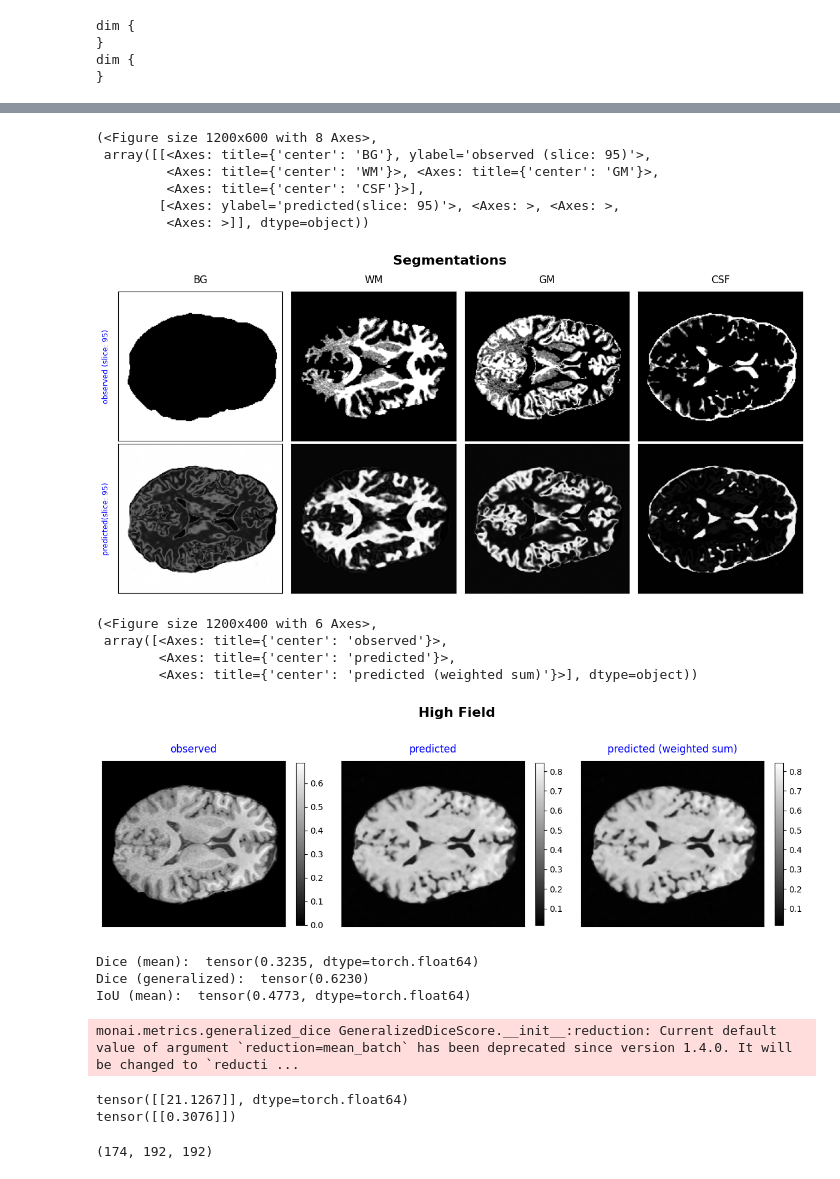
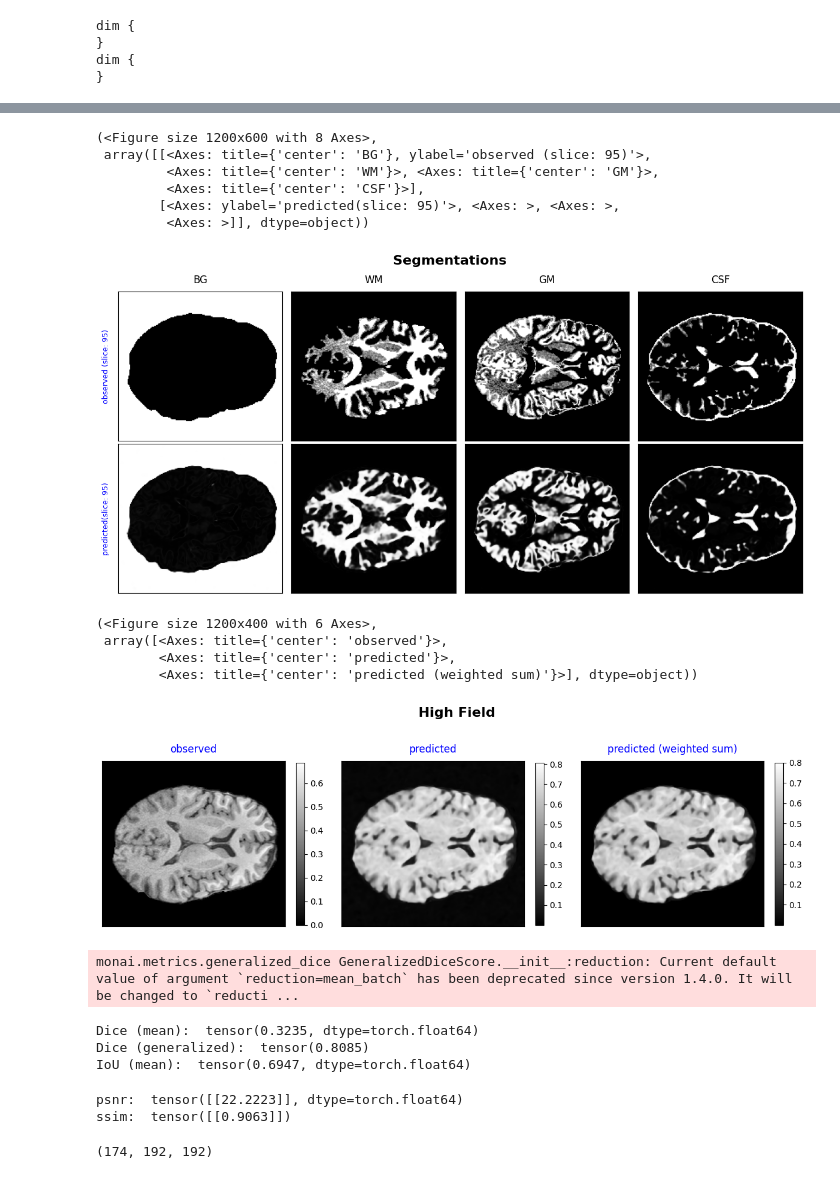
Before and after one commit to pranav-ind/hulfsynth, a Jupyter notebook: inference2.ipynb, the cells around one changed output, grey strips where cells are left out. Drawn from its saved outputs; the diff is of its cells as text; code cells hidden in the pictures.

```diff
--- a/inference2.ipynb
+++ b/inference2.ipynb
@@ -99,7 +99,7 @@ gt_image:  torch.Size([174, 192, 192, 1]) lf_gt:  torch.Size([87, 96, 192, 1]) l
 gt_image, lf_gt loaded
 Device =  mps
 # %%
-model_loc = "/Users/pi58/Library/CloudStorage/Box-Box/PhD/MPhil/Projects/Hulf_Synth/saved_models/model_best.onnx"
+model_loc = "/Users/pi58/Library/CloudStorage/Box-Box/PhD/MPhil/Projects/Hulf_Synth/saved_models/model_best2.onnx"
 onnx_model = onnx.load(model_loc)
 onnx.checker.check_model(onnx_model)
 
@@ -294,7 +290,7 @@ plot_8_images_2rows(images_gt + images_pred, titles=titles, figsize=(12, 6), cma
          <Axes: title={'center': 'CSF'}>],
         [<Axes: ylabel='predicted(slice: 95)'>, <Axes: >, <Axes: >,
          <Axes: >]], dtype=object))
-[figure, old version]
+[figure, new version]
 # %%
 def plot_3_images_row(images, titles=None, figsize=(12, 4), cmap='gray',  suptitle=None, save_path=None, dpi=100, show_colorbar=False):
     """
@@ -379,17 +375,17 @@ def plot_3_images_row(images, titles=None, figsize=(12, 4), cmap='gray',  suptit
     return fig, axes
 # %%
 slice_num = 95
-final_img = (predictions * pred_seg[1]) + (predictions * pred_seg[2]) + (predictions * pred_seg[3]) + (predictions * pred_seg[0])
+final_img = (predictions * pred_seg[1]) + (predictions * pred_seg[2]) + (predictions * pred_seg[3]) #+ (predictions * pred_seg[0])
 # plt.imshow(final_img[:,:,95], cmap='gray')
 images = [norm(torch.from_numpy(hf_ground_truth))[:,:,slice_num] , predictions[:,:,slice_num], final_img[:,:,slice_num]]
 titles = ['observed', 'predicted', 'predicted (weighted sum)']
 plot_3_images_row(images, titles=titles, figsize=(12, 4), cmap='gray',  suptitle='High Field', save_path=None, dpi=100, show_colorbar=True)
 # %% [output]
 (<Figure size 1200x400 with 6 Axes>,
  array([<Axes: title={'center': 'observed'}>,
         <Axes: title={'center': 'predicted'}>,
         <Axes: title={'center': 'predicted (weighted sum)'}>], dtype=object))
-[figure, old version]
+[figure, new version]
 # %%
 dice_score = monai.metrics.DiceMetric()
 dice2 = monai.metrics.GeneralizedDiceScore()
@@ -403,17 +399,20 @@ hf_gt_seg = torch.stack((bg_gt_seg, wm_gt_seg, gm_gt_seg, csf_gt_seg), axis = 0)
 print("Dice (mean): ", dice_score(torch.from_numpy(pred_seg).unsqueeze(0), (hf_gt_seg).unsqueeze(0)).mean())
 print("Dice (generalized): ", dice2(torch.from_numpy(pred_seg).unsqueeze(0), (hf_gt_seg).unsqueeze(0).to(torch.float32)).mean())
 print("IoU (mean): ", iou_score(torch.from_numpy(pred_seg).unsqueeze(0), (hf_gt_seg).unsqueeze(0)).mean())
+print('psnr: ', psnr_value( torch.from_numpy(predictions).unsqueeze(0).unsqueeze(0), norm(torch.from_numpy(hf_ground_truth)).unsqueeze(0).unsqueeze(0)))
+print('ssim: ', ssim_value( torch.from_numpy(predictions).unsqueeze(0).unsqueeze(0), norm(torch.from_numpy(hf_ground_truth)).unsqueeze(0).unsqueeze(0)))
 # %% [output]
-Dice (mean):  tensor(0.3235, dtype=torch.float64)
-Dice (generalized):  tensor(0.6230)
-IoU (mean):  tensor(0.4773, dtype=torch.float64)
+monai.metrics.generalized_dice GeneralizedDiceScore.__init__:reduction: Current default value of argument `reduction=mean_batch` has been deprecated since version 1.4.0. It will be changed to `reducti ...
-monai.metrics.generalized_dice GeneralizedDiceScore.__init__:reduction: Current default value of argument `reduction=mean_batch` has been deprecated since version 1.4.0. It will be changed to `reducti ...
+Dice (mean):  tensor(0.3235, dtype=torch.float64)
+Dice (generalized):  tensor(0.8085)
+IoU (mean):  tensor(0.6947, dtype=torch.float64)
 # %%
-print(psnr_value( torch.from_numpy(predictions).unsqueeze(0).unsqueeze(0), norm(torch.from_numpy(hf_ground_truth)).unsqueeze(0).unsqueeze(0)))
-print(ssim_value( torch.from_numpy(predictions).unsqueeze(0).unsqueeze(0), norm(torch.from_numpy(hf_ground_truth)).unsqueeze(0).unsqueeze(0)))
+final_img = (predictions * pred_seg[1]) + (predictions * pred_seg[2]) + (predictions * pred_seg[3]) #+ (predictions * pred_seg[0])
+print('psnr: ', psnr_value( torch.from_numpy(final_img).unsqueeze(0).unsqueeze(0), norm(torch.from_numpy(hf_ground_truth)).unsqueeze(0).unsqueeze(0)))
+print('ssim: ', ssim_value( torch.from_numpy(final_img).unsqueeze(0).unsqueeze(0), norm(torch.from_numpy(hf_ground_truth)).unsqueeze(0).unsqueeze(0)))
 # %% [output]
-tensor([[21.1267]], dtype=torch.float64)
-tensor([[0.3076]])
+psnr:  tensor([[22.2223]], dtype=torch.float64)
+ssim:  tensor([[0.9063]])
 # %%
 predictions.shape
 # %% [output]
```
Also changed, not shown: parts of 6 cells of this notebook, 3 other files.
